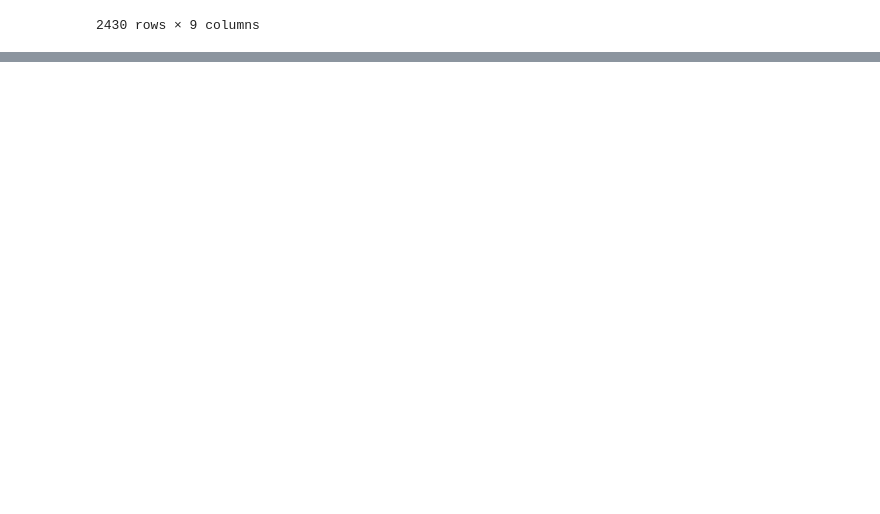
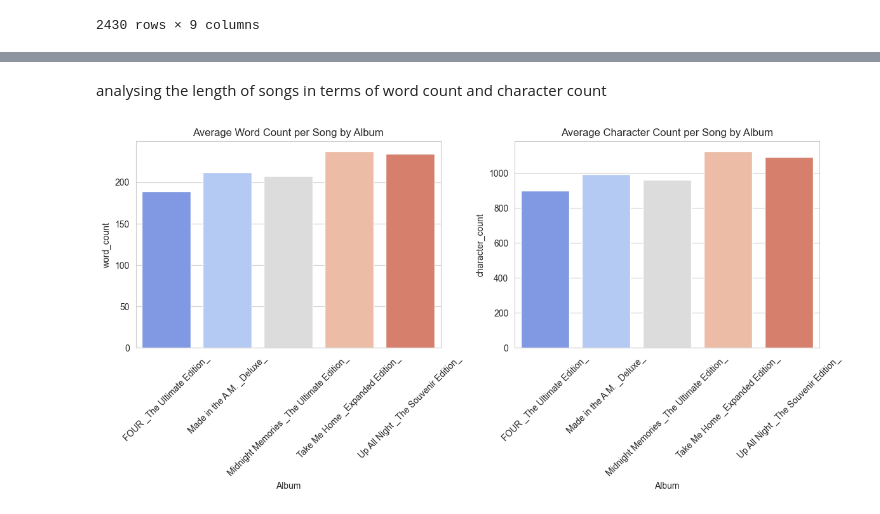
Before and after one commit to AnanyaThyagarajan/Music-Generation-with-AI, a Jupyter notebook: Project/Data_cleaning_and_EDA.ipynb, the cells around one changed output, grey strips where cells are left out. Cells and saved outputs as stored; diff of their text form; code cells hidden in the pictures; blank space fills up the shorter version.

Commit message:
Length of songs in word count and character ct

```diff
--- a/Project/Data_cleaning_and_EDA.ipynb
+++ b/Project/Data_cleaning_and_EDA.ipynb
@@ -362,0 +534,16 @@ cleaned_lyrics_df_deduplicated
+# %%
+
+import seaborn as sns
+import matplotlib.pyplot as plt
+
+
+cleaned_lyrics_df_deduplicated.loc[:, 'word_count'] = cleaned_lyrics_df_deduplicated['Lyrics_clean'].apply(lambda x: len(x.split()))
+
+# Visualization
+sns.set_style("whitegrid")
+plt.figure(figsize=(10, 6))
+sns.histplot(cleaned_lyrics_df_deduplicated['word_count'], bins=20, kde=True, color='skyblue')
+plt.title('Distribution of Word Counts in Cleaned Lyric Rows')
+plt.xlabel('Number of Words')
+plt.ylabel('Frequency')
+plt.show()
@@ -362,0 +575,35 @@ cleaned_lyrics_df_deduplicated
+# %% [markdown]
+analysing the length of songs in terms of word count and character count
+# %%
+import pandas as pd
+import seaborn as sns
+import matplotlib.pyplot as plt
+
+
+cleaned_lyrics_df_deduplicated.loc[:, 'word_count'] = cleaned_lyrics_df_deduplicated['Lyrics_clean'].apply(lambda x: len(x.split()))
+cleaned_lyrics_df_deduplicated.loc[:, 'character_count'] = cleaned_lyrics_df_deduplicated['Lyrics_clean'].apply(len)
+
+# Group by 'Album' and 'Track_title', then calculate averages
+album_lengths = cleaned_lyrics_df_deduplicated.groupby(['Album', 'Track_title']).agg({'word_count': 'sum', 'character_count': 'sum'}).groupby('Album').mean().reset_index()
+
+plt.figure(figsize=(12, 6))
+
+# Word count plot
+plt.subplot(1, 2, 1)
+sns.barplot(x='Album', y='word_count', hue='Album', data=album_lengths, palette='coolwarm', legend=True)
+plt.title('Average Word Count per Song by Album')
+plt.xticks(rotation=45)
+plt.legend(title='Album').remove()  # Remove the legend explicitly
+
+# Character count plot
+plt.subplot(1, 2, 2)
+sns.barplot(x='Album', y='character_count', hue='Album', data=album_lengths, palette='coolwarm', legend=True)
+plt.title('Average Character Count per Song by Album')
+plt.xticks(rotation=45)
+plt.legend(title='Album').remove()
+
+# Adjust layout to fit subplots neatly
+plt.tight_layout()
+plt.show()
+# %% [output]
+[figure, added]
```
Also changed, not shown: parts of 13 cells of this notebook.
